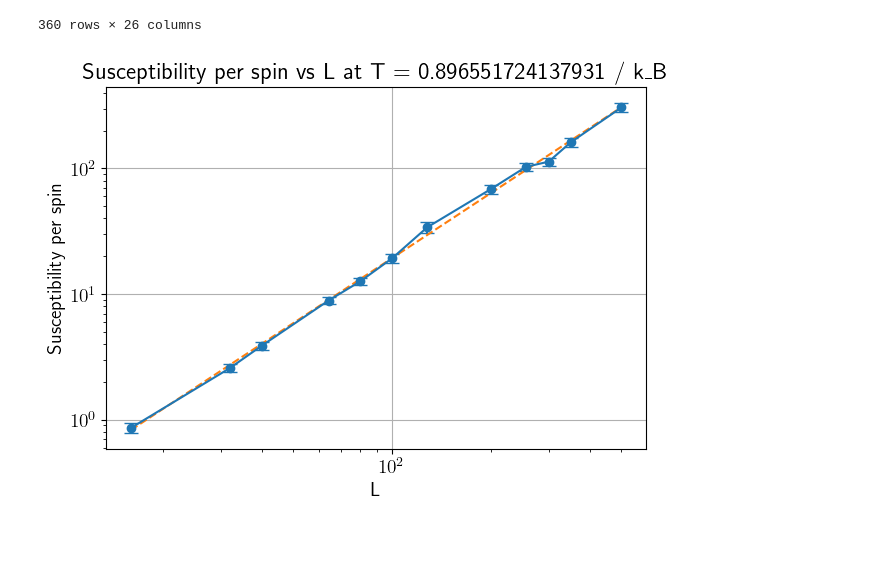
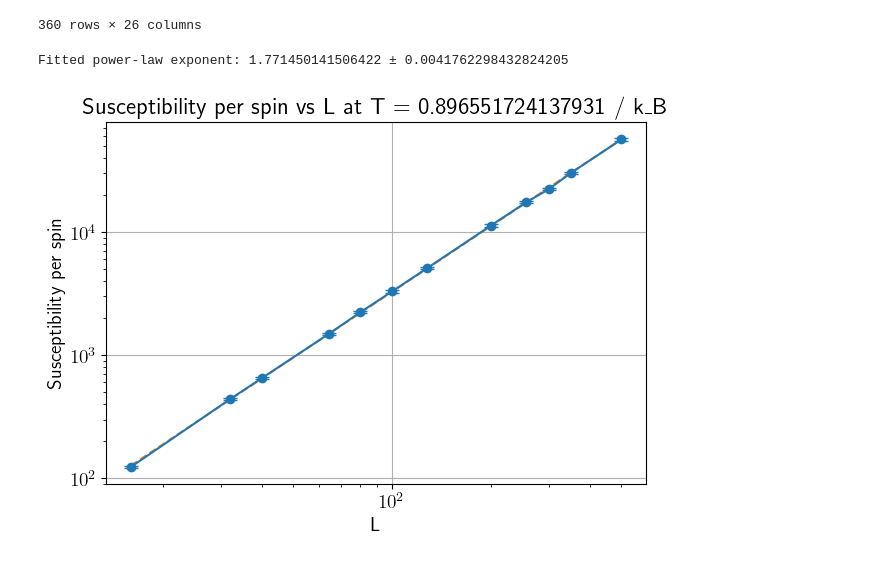
Before and after one commit to alvarorc19/capstone-code, a Jupyter notebook: analyze/playground.ipynb, the cells around one changed output. Saved outputs shown, nothing was run; the diff lists cells and outputs as text; code cells hidden in the pictures.

```diff
--- a/analyze/playground.ipynb
+++ b/analyze/playground.ipynb
@@ -582,21 +582,23 @@ df
 # %%
 from scipy.optimize import curve_fit
 reduced_df = df[df["temperature"] == df.iloc[8, 0]]
 xaxis = df["L"].unique()
-yaxis = reduced_df["susceptibility_per_spin_value"].to_numpy() * df.iloc[8,0]
-yerr = reduced_df["susceptibility_per_spin_error"].to_numpy()
+yaxis = reduced_df["cluster_susceptibility_value"].to_numpy() * df.iloc[8,0]
+yerr = reduced_df["cluster_susceptibility_error"].to_numpy()
 fig, ax = plt.subplots()
 ax.errorbar(xaxis, yaxis, yerr=yerr, fmt="o-", capsize=5)
 ax.set_xlabel("L")
 ax.set_ylabel("Susceptibility per spin")
 ax.set_title(f"Susceptibility per spin vs L at T = {df.iloc[8, 0]} / k_B")
 x_to_fit = np.log(xaxis)
 y_to_fit = np.log(yaxis)
 popt, pcov = curve_fit(linear_model, x_to_fit, y_to_fit)
 ax.plot(xaxis, np.exp(linear_model(x_to_fit, *popt)), "--", label="Power-law fit")
 ax.loglog()
 ax.grid()
+print(f"Fitted power-law exponent: {popt[0]} ± {np.sqrt(pcov[0,0])}")
 plt.show()
 plt.close()
 # %% [output]
+Fitted power-law exponent: 1.771450141506422 ± 0.0041762298432824205
-[figure, old version]
+[figure, new version]
```
Also changed, not shown: 3 other files.
